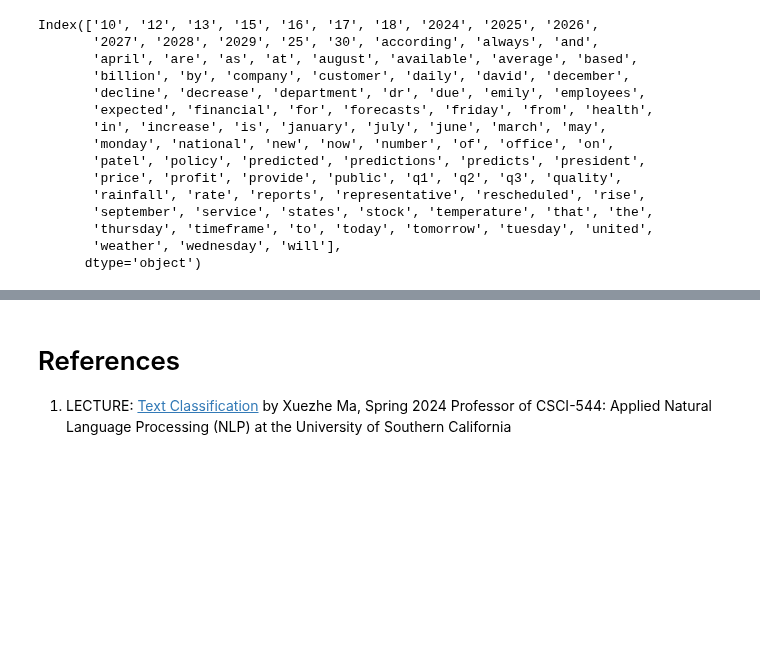
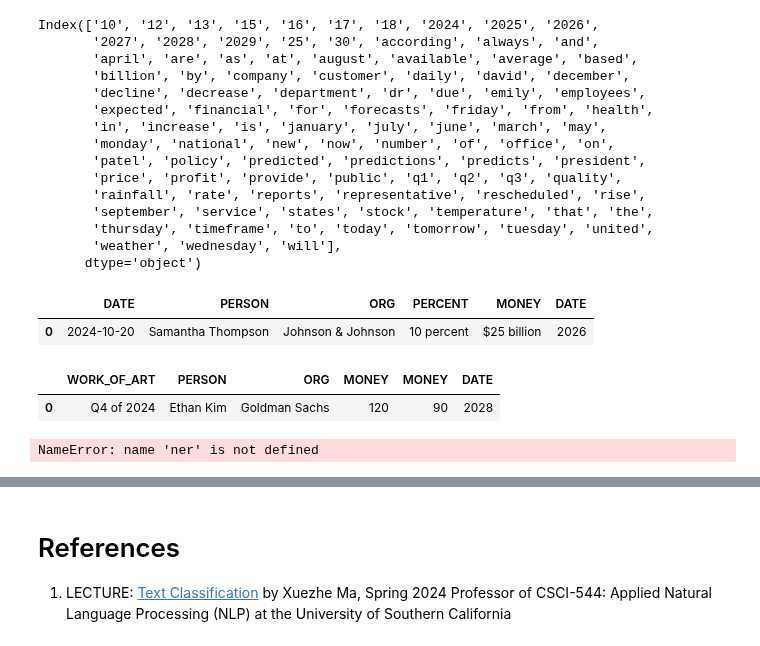
Before and after one commit to ufdatastudio/predictions, a Jupyter notebook: play/4-tfidf_feature_extraction.ipynb, the cells around one changed output, grey strips where cells are left out. Drawn from its saved outputs; the diff is of its cells as text; code cells hidden in the pictures; blank space fills up the shorter version.

```diff
--- a/play/4-tfidf_feature_extraction.ipynb
+++ b/play/4-tfidf_feature_extraction.ipynb
@@ -26,6 +26,8 @@ from feature_extraction import TfidfFeatureExtraction
 # %%
 %store -r shuffled_base_df
 %store -r shuffled_cleaned_df
+%store -r ner_dfs
+pd.set_option('max_colwidth', 800)
 pd.set_option('display.max_columns', None)
 pd.set_option('display.max_rows', None)
 # %%
@@ -120,6 +156,22 @@ Index(['10', '12', '13', '15', '16', '17', '18', '2024', '2025', '2026',
        'thursday', 'timeframe', 'to', 'today', 'tomorrow', 'tuesday', 'united',
        'weather', 'wednesday', 'will'],
       dtype='object')
+# %%
+ner_dfs[0]
+# %% [output]
+|  | DATE | PERSON | ORG | PERCENT | MONEY | DATE |
+| 0 | 2024-10-20 | Samantha Thompson | Johnson & Johnson | 10 percent | $25 billion | 2026 |
+# %%
+ner_dfs[1]
+# %% [output]
+|  | WORK_OF_ART | PERSON | ORG | MONEY | MONEY | DATE |
+| 0 | Q4 of 2024 | Ethan Kim | Goldman Sachs | 120 | 90 | 2028 |
+# %%
+ner_tf_idf_feature_extractor = TfidfFeatureExtraction(ner)
+tfidf_vectorized_features = ner_tf_idf_feature_extractor.feature_extraction()
+tfidf_vectorized_features
+# %% [output]
+NameError: name 'ner' is not defined
 # %%
 %store shuffled_df
 %store tfidf_vectorized_features
```
Also changed, not shown: parts of 4 cells of this notebook, 3 other files.
